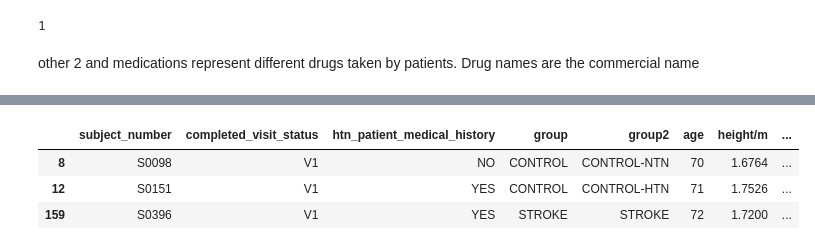
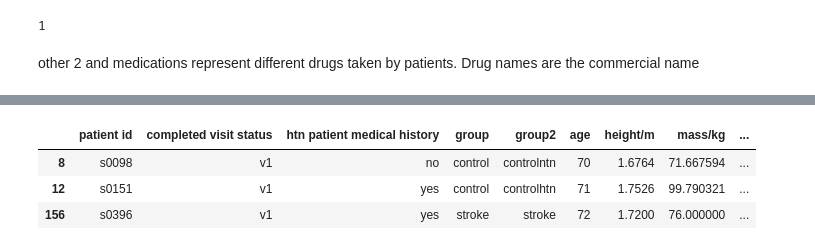
Before and after one commit to victoriafathi/DiabetesFork, a Jupyter notebook: notebooks/merging.ipynb, the cells around one changed output, grey strips where cells are left out. Drawn from its saved outputs; the diff is of its cells as text; code cells hidden in the pictures.

```diff
--- a/notebooks/merging.ipynb
+++ b/notebooks/merging.ipynb
@@ -114,11 +215,19 @@ df_stroke_v1.shape
 # %%
-df_desc_v1 = df_desc.copy()
-df_desc_v1["SUBJECT NUMBER"] = df_desc_v1["SUBJECT NUMBER"].str.lower()
-print(list(df_desc_v1["SUBJECT NUMBER"])[0:10])
-df_stroke_v2 = df_stroke_v1.copy()
-df_stroke_v2.columns = df_stroke_v1.columns.str.lower()
+df_stroke_v2 = get_homogenization(df_stroke_v1)
+df_perfusion_v2 = get_homogenization(df_perfusion_v1)
+df_desc_v1 = get_homogenization(df_desc)
+
+# Normalization of 'patient id' column name
+print(df_perfusion_v2['patient id'].head())
+print(df_stroke_v2['patient id'].head())
+print(list(df_desc_v1["patient id"])[0:10])
+
+# Adding a tag to distinguish each dataset
+df_perfusion_v2["study"] = "cerebral_perfusion_diabetes"
+df_stroke_v2["study"] = "cerebral_elderly_stroke"
+
+print(df_perfusion_v2.columns)
 print(df_stroke_v2.columns)
-df_perfusion_v2 = df_perfusion_v1.copy()
-df_perfusion_v2.columns = df_perfusion_v1.columns.str.lower()
-print(df_perfusion_v2.columns)
+print(df_perfusion_v2["study"].head())
+print(df_stroke_v2["study"].head())
 # %% [output]
@@ -401,7 +522,7 @@ list(pd.unique(df_perfusion_v2["study"])) # should keep a study tag
 # %%
-df_stroke_v2[df_stroke_v2['completed_visit_status']=="V1"]
+df_stroke_v2[df_stroke_v2['completed visit status']=="v1"]
 # %% [output]
-|  | subject_number | completed_visit_status | htn_patient_medical_history | group | group2 | age | height/m | ... |
-| 8 | S0098 | V1 | NO | CONTROL | CONTROL-NTN | 70 | 1.6764 | ... |
-| 12 | S0151 | V1 | YES | CONTROL | CONTROL-HTN | 71 | 1.7526 | ... |
-| 159 | S0396 | V1 | YES | STROKE | STROKE | 72 | 1.7200 | ... |
+|  | patient id | completed visit status | htn patient medical history | group | group2 | age | height/m | mass/kg | ... |
+| 8 | s0098 | v1 | no | control | controlntn | 70 | 1.6764 | 71.667594 | ... |
+| 12 | s0151 | v1 | yes | control | controlhtn | 71 | 1.7526 | 99.790321 | ... |
+| 156 | s0396 | v1 | yes | stroke | stroke | 72 | 1.7200 | 76.000000 | ... |
```
Also changed, not shown: parts of 147 cells of this notebook, 1 other file.
